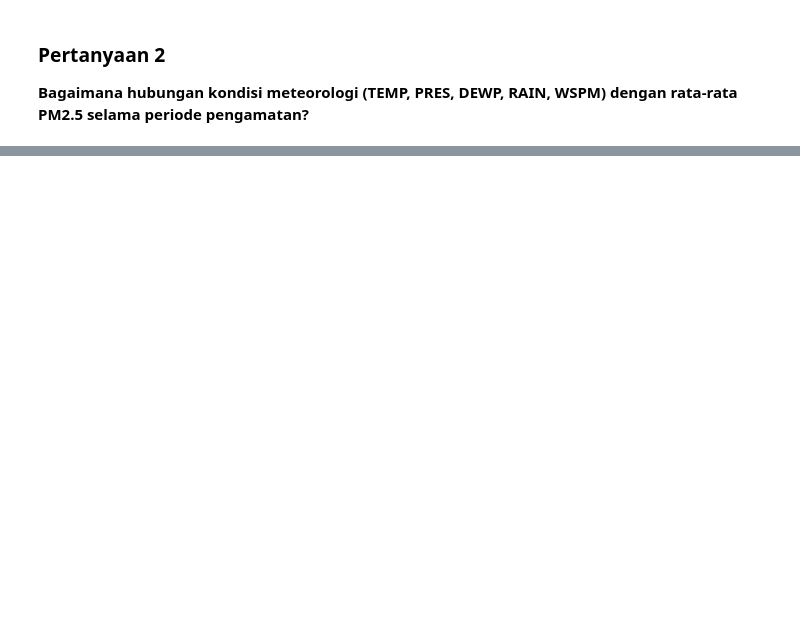
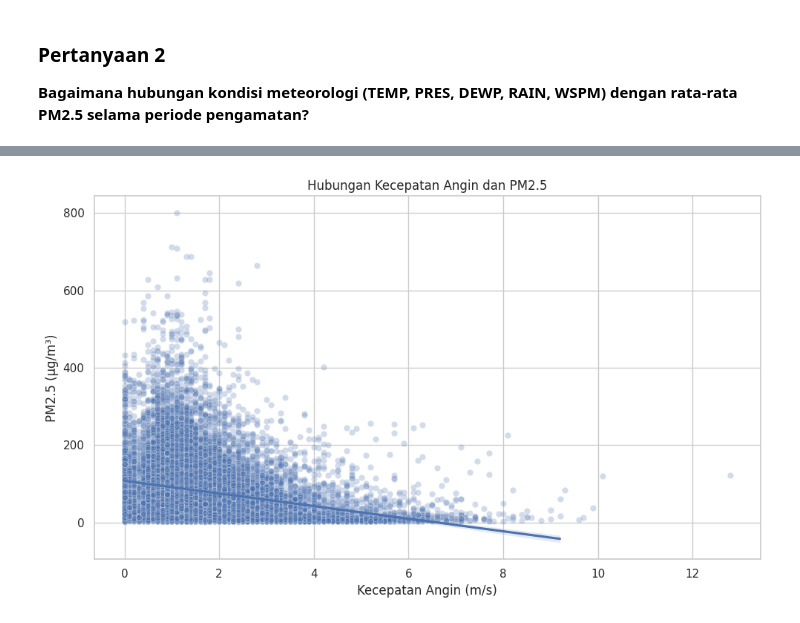
Before and after one commit to putraharifin/submission_air_quality, a Jupyter notebook: notebook.ipynb, the cells around one changed output, grey strips where cells are left out. Cells and saved outputs as stored; diff of their text form; code cells hidden in the pictures; blank space fills up the shorter version.

```diff
--- a/notebook.ipynb
+++ b/notebook.ipynb
@@ -363,0 +690,25 @@ Notebook ini sengaja tidak mengarang angka hasil karena 12 CSV dataset belum dis
+# %%
+# Visualisasi 6: hubungan WSPM dengan PM2.5
+sample_scatter = q3_df.sample(min(20000, len(q3_df)), random_state=42)
+sample_reg = q3_df.sample(min(5000, len(q3_df)), random_state=42)
+
+plt.figure(figsize=(10, 6))
+sns.scatterplot(
+    data=sample_scatter,
+    x="WSPM",
+    y="PM2.5",
+    alpha=0.25
+)
+sns.regplot(
+    data=sample_reg,
+    x="WSPM",
+    y="PM2.5",
+    scatter=False
+)
+plt.title("Hubungan Kecepatan Angin dan PM2.5")
+plt.xlabel("Kecepatan Angin (m/s)")
+plt.ylabel("PM2.5 (µg/m³)")
+plt.tight_layout()
+plt.show()
+# %% [output]
+[figure, added]
```
Also changed, not shown: parts of 50 cells of this notebook, 4 other files.
